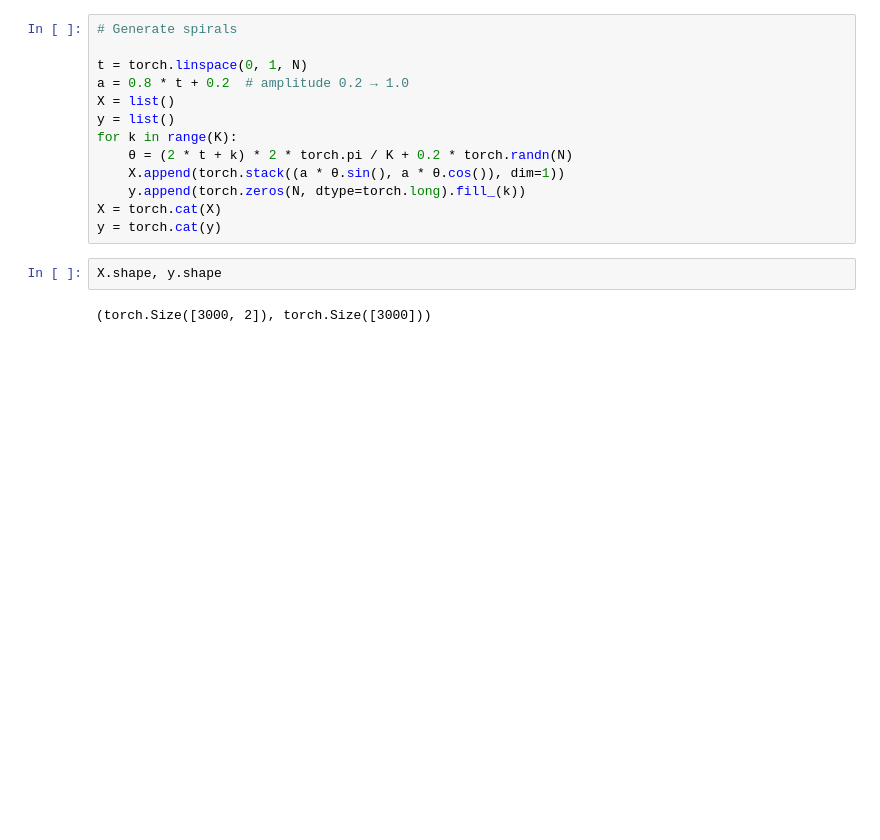
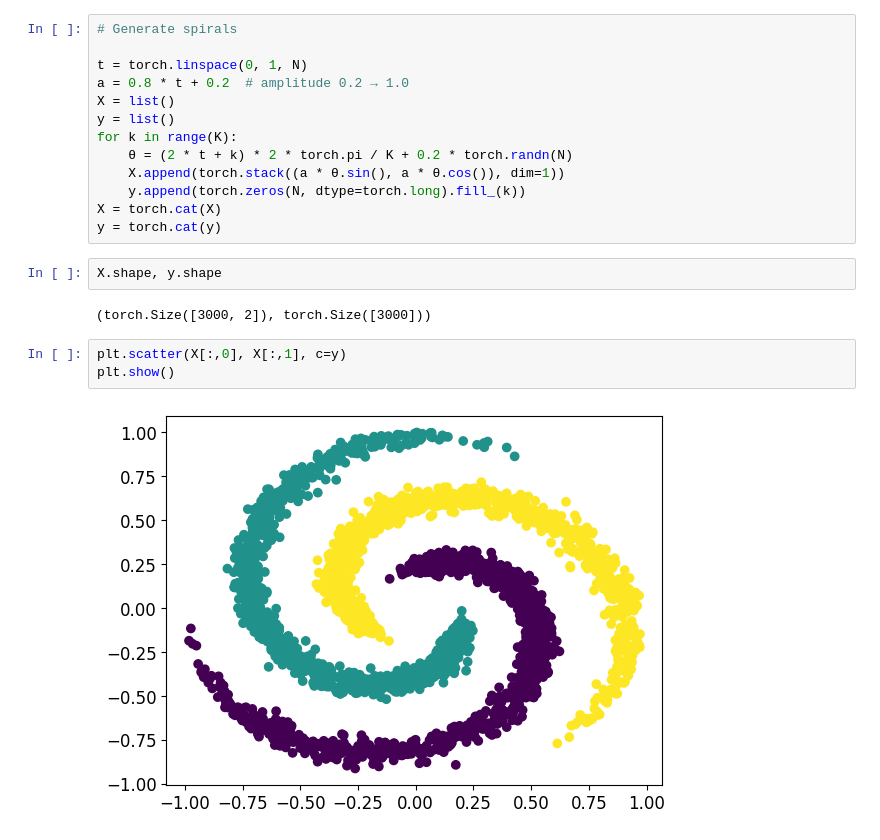
Before and after one commit to holistudio/L2ashobby, a Jupyter notebook: spiral_classification/spiral_classification_model.ipynb, the cells around one changed output. Drawn from its saved outputs; the diff is of its cells as text; blank space fills up the shorter version.

Commit message:
Update spiral_classification_model.ipynb
 - Plot the spiral data

```diff
--- a/spiral_classification/spiral_classification_model.ipynb
+++ b/spiral_classification/spiral_classification_model.ipynb
@@ -39,3 +42,8 @@ y = torch.cat(y)
 X.shape, y.shape
 # %% [output]
 (torch.Size([3000, 2]), torch.Size([3000]))
+# %%
+plt.scatter(X[:,0], X[:,1], c=y)
+plt.show()
+# %% [output]
+[figure, added]
```
Also changed, not shown: parts of 1 cell of this notebook.
